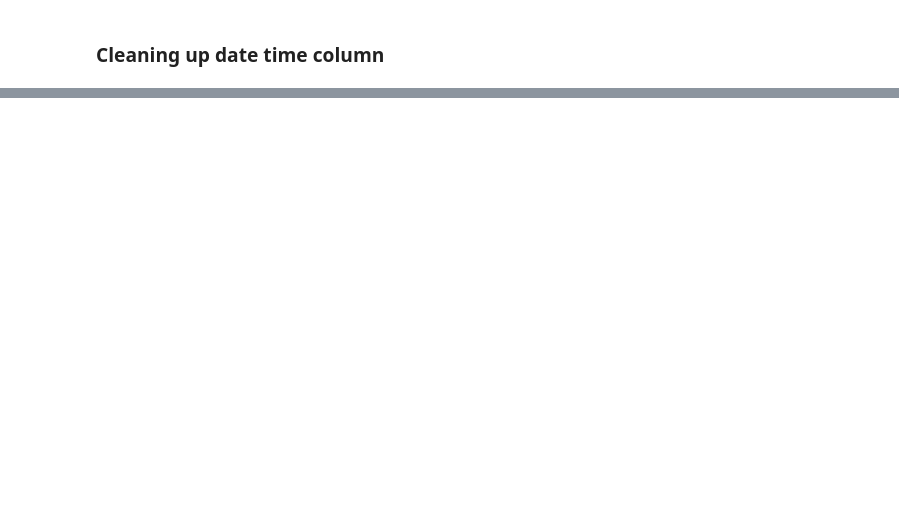
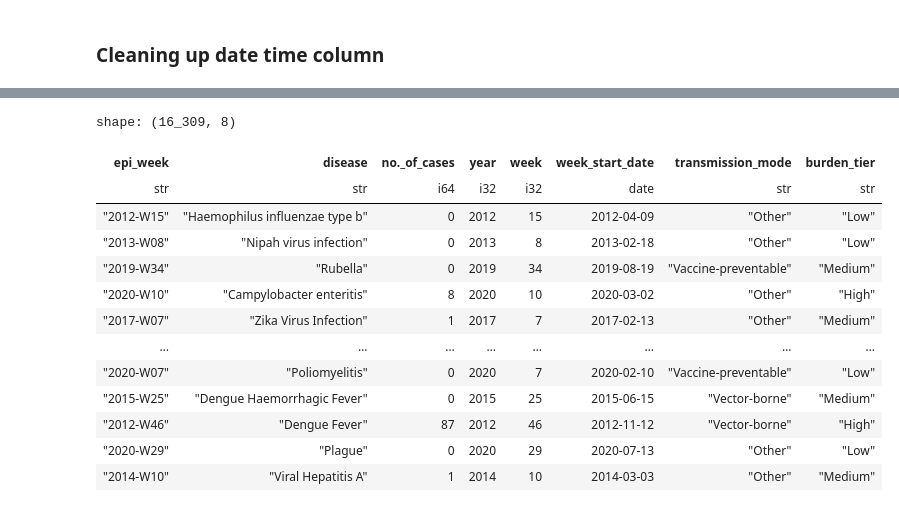
Before and after one commit to qytay-palo/data-analysis-code, a Jupyter notebook: notebooks/02_data_cleaning.ipynb, the cells around one changed output, grey strips where cells are left out. Saved outputs shown, nothing was run; the diff lists cells and outputs as text; code cells hidden in the pictures; blank space fills up the shorter version.

```diff
--- a/notebooks/02_data_cleaning.ipynb
+++ b/notebooks/02_data_cleaning.ipynb
@@ -181,7 +180,7 @@ def check_df_val(df:pl.DataFrame) -> pl.DataFrame:
         print(f"\n=== Processing column: {col} ===\n")
         check_categorical_values(categorical_dataframe, col)
         df_no_duplicates = df_no_duplicates.with_columns(
-            pl.col(col).str.strip().alias(col)
+            pl.col(col).str.strip_chars().alias(col)
         )
     return df_no_duplicates
 # %%
@@ -283,8 +282,8 @@ All unique diseases:
 ## Data Cleaning
 - for names that refers to the same virus but with different spelling according to above analysis
 # %%
-df_no_duplicates = df_no_duplicates.with_columns(pl.col("disease").map_dict({"Nipah" : "Nipah virus infection", "Zika" : "Zika Virus Infection", "HFMD" : "Hand, Foot Mouth Disease"}, default=pl.first()))
-AI_df_no_duplicates = AI_df_no_duplicates.with_columns(pl.col("disease_name").map_dict({"Nipah" : "Nipah virus infection", "Zika" : "Zika Virus Infection", "HFMD" : "Hand, Foot Mouth Disease"}, default=pl.first()))
+df_no_duplicates = df_no_duplicates.with_columns(pl.col("disease").replace({"Nipah" : "Nipah virus infection", "Zika" : "Zika Virus Infection", "HFMD" : "Hand, Foot and Mouth Disease"}))
+AI_df_no_duplicates = AI_df_no_duplicates.with_columns(pl.col("disease_name").replace({"Nipah" : "Nipah virus infection", "Zika" : "Zika Virus Infection", "HFMD" : "Hand, Foot and Mouth Disease", "Hand, Foot Mouth Disease" : "Hand, Foot and Mouth Disease"}))
 # %%
 df
 # %% [output]
@@ -355,7 +349,7 @@ def clean_timestamp(df: pl.DataFrame, col: str) -> pl.DataFrame:
             .list
             .get(0)
             .cast(pl.Int32)
-            .alias("date"),
+            .alias("year"),
 
             # from split get the week portion and typecast int32
             pl.col("epi_week_split")
@@ -369,6 +363,6 @@ def clean_timestamp(df: pl.DataFrame, col: str) -> pl.DataFrame:
 
     return df
 # %%
-clean_timestamp(df_no_duplicates, "epi_week")
+df_no_duplicates = clean_timestamp(df_no_duplicates, "epi_week")
 # %% [output]
 shape: (5, 4)
@@ -405,3 +380,55 @@ shape: (16_066, 5)
 # %%
 df_no_duplicates.write_csv("../datasets/weekly-infectious-disease-bulletin-cases-cleaned.csv")
 AI_df_no_duplicates.write_parquet("../datasets/weekly-infectious-disease-bulletin-cases-AI-cleaned.parquet")
+# %%
+def get_week_start_date(df_cleaned: pl.DataFrame, df_ai_cleaned: pl.DataFrame) -> pl.DataFrame:
+    """
+    Add week_start_date column to df_cleaned by matching epi_week with epidemiological_week from df_ai_cleaned.
+
+    Args:
+        df_cleaned: DataFrame with epi_week column
+        df_ai_cleaned: DataFrame with epidemiological_week and week_start_date columns
+
+    Returns:
+        DataFrame with added week_start_date column
+    """
+    # Create a lookup table with unique epidemiological_week -> week_start_date mappings
+    week_lookup = df_ai_cleaned.select(["epidemiological_week", "week_start_date"]).unique()
+
+    # Join df_cleaned with the lookup table
+    result = df_cleaned.join(
+        week_lookup,
+        left_on="epi_week",
+        right_on="epidemiological_week",
+        how="left"
+    )
+
+    disease_lookup = df_ai_cleaned.select(["disease_name", "transmission_mode", "burden_tier"]).unique()
+
+    result = result.join(
+        disease_lookup,
+        left_on="disease",
+        right_on="disease_name",
+        how="left"
+    )
+
+    return result
+
+# Test the function
+df_cleaned_with_dates = get_week_start_date(df_no_duplicates, AI_df_no_duplicates)
+df_cleaned_with_dates
+# %% [output]
+shape: (16_309, 8)
+| epi_week | disease | no._of_cases | year | week | week_start_date | transmission_mode | burden_tier |
+| str | str | i64 | i32 | i32 | date | str | str |
+| "2012-W15" | "Haemophilus influenzae type b" | 0 | 2012 | 15 | 2012-04-09 | "Other" | "Low" |
+| "2013-W08" | "Nipah virus infection" | 0 | 2013 | 8 | 2013-02-18 | "Other" | "Low" |
+| "2019-W34" | "Rubella" | 0 | 2019 | 34 | 2019-08-19 | "Vaccine-preventable" | "Medium" |
+| "2020-W10" | "Campylobacter enteritis" | 8 | 2020 | 10 | 2020-03-02 | "Other" | "High" |
+| "2017-W07" | "Zika Virus Infection" | 1 | 2017 | 7 | 2017-02-13 | "Other" | "Medium" |
+| … | … | … | … | … | … | … | … |
+| "2020-W07" | "Poliomyelitis" | 0 | 2020 | 7 | 2020-02-10 | "Vaccine-preventable" | "Low" |
+| "2015-W25" | "Dengue Haemorrhagic Fever" | 0 | 2015 | 25 | 2015-06-15 | "Vector-borne" | "Medium" |
+| "2012-W46" | "Dengue Fever" | 87 | 2012 | 46 | 2012-11-12 | "Vector-borne" | "High" |
+| "2020-W29" | "Plague" | 0 | 2020 | 29 | 2020-07-13 | "Other" | "Low" |
+| "2014-W10" | "Viral Hepatitis A" | 1 | 2014 | 10 | 2014-03-03 | "Other" | "Medium" |
```
Also changed, not shown: parts of 10 cells of this notebook, 6 other files.
